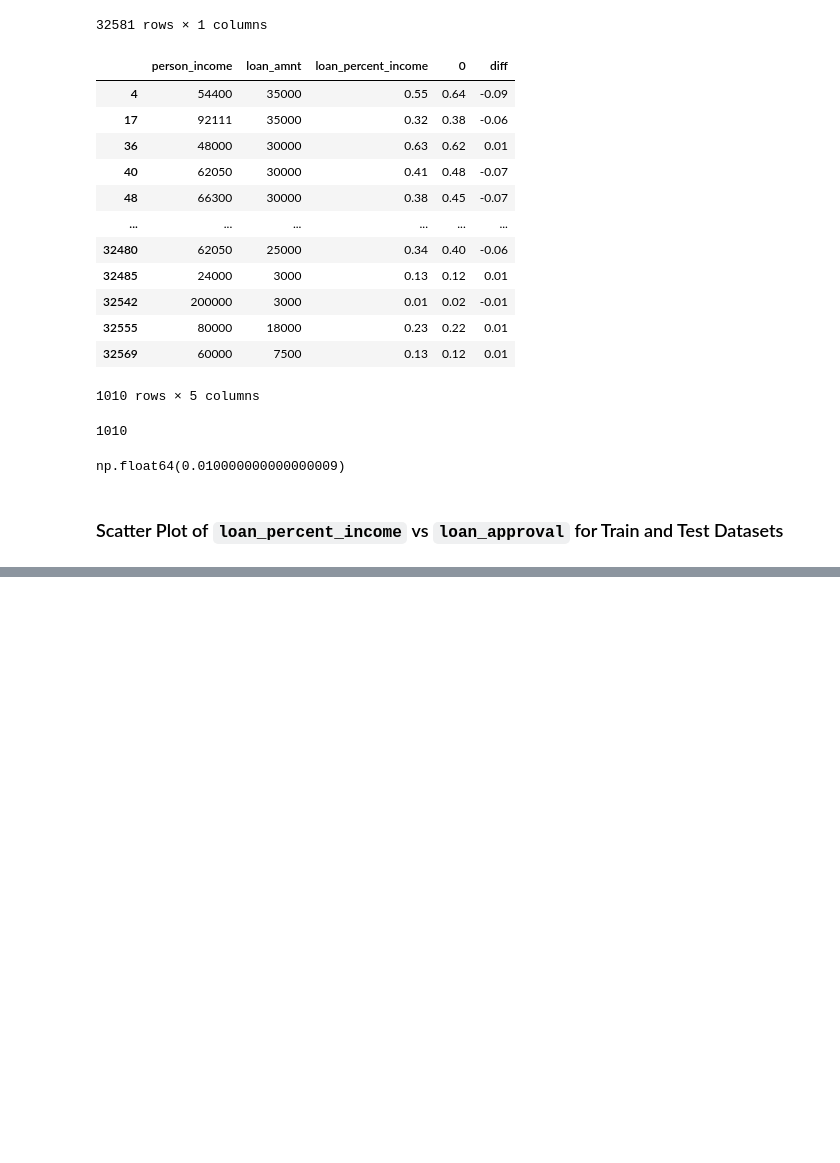
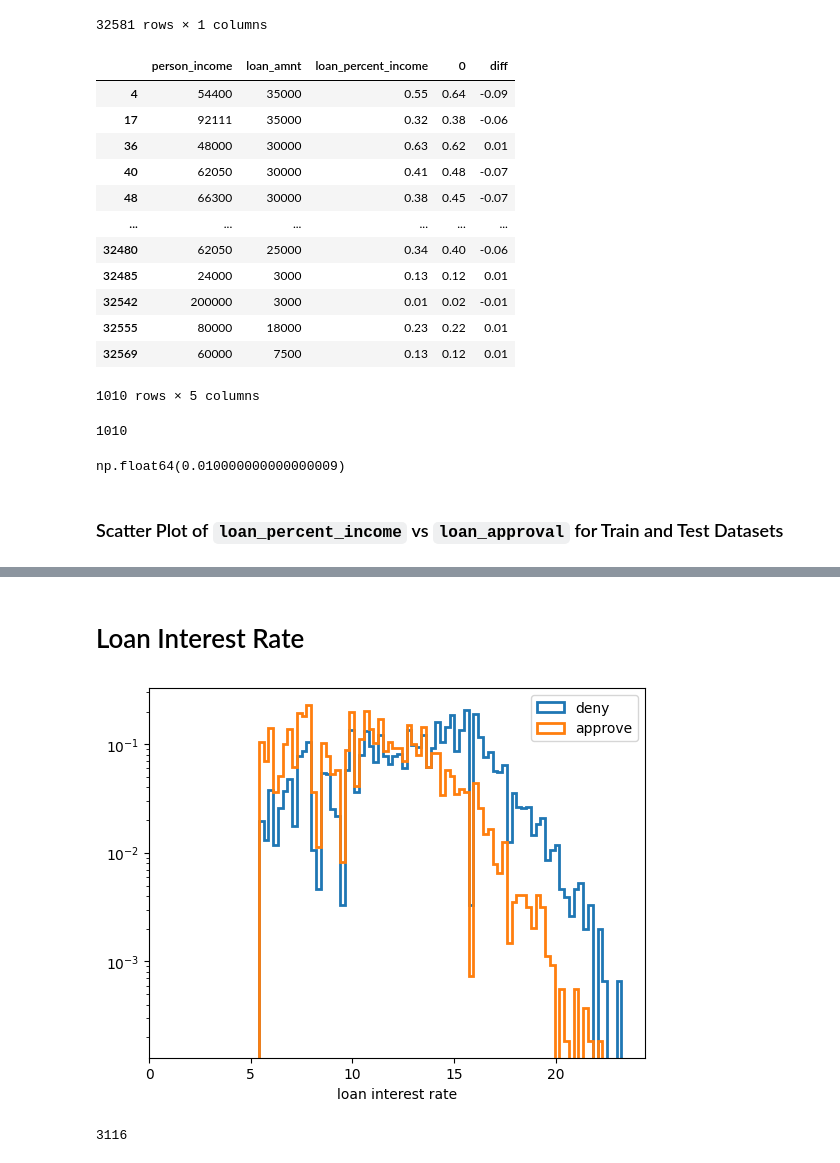
Before and after one commit to edward-b-1/Loan-Approval-Prediction, a Jupyter notebook: predict_original_data_1.ipynb, the cells around one changed output, grey strips where cells are left out. Saved outputs shown, nothing was run; the diff lists cells and outputs as text; code cells hidden in the pictures; blank space fills up the shorter version.

```diff
--- a/predict_original_data_1.ipynb
+++ b/predict_original_data_1.ipynb
@@ -656,0 +692,37 @@ _ = plt.xlabel('loan_percent_income')
+# %% [markdown]
+# Loan Interest Rate
+# %%
+column = 'loan_int_rate'
+
+h_data_deny = data_loan_status_deny[column]
+h_data_approve = data_loan_status_approve[column]
+
+max_ = max(h_data_accept.max(), h_data_deny.max())
+
+plt.hist(
+    h_data_deny,
+    bins=numpy.linspace(0, max_, 100), #logspace(data_train_loan_status_deny[column]),
+    histtype='step',
+    density=True,
+    label='deny',
+    linewidth=2,
+)
+plt.hist(
+    h_data_approve,
+    bins=numpy.linspace(0, max_, 100), #logspace(data_train_loan_status_accept[column]),
+    histtype='step',
+    density=True,
+    label='approve',
+    linewidth=2,
+)
+plt.xlabel('loan interest rate')
+plt.xlim(left=0)
+plt.yscale('log')
+plt.legend()
+None
+# %% [output]
+[figure, added]
+# %%
+numpy.count_nonzero(numpy.isnan(data['loan_int_rate'].to_numpy()))
+# %% [output]
+3116
```
Also changed, not shown: parts of 39 cells of this notebook.
